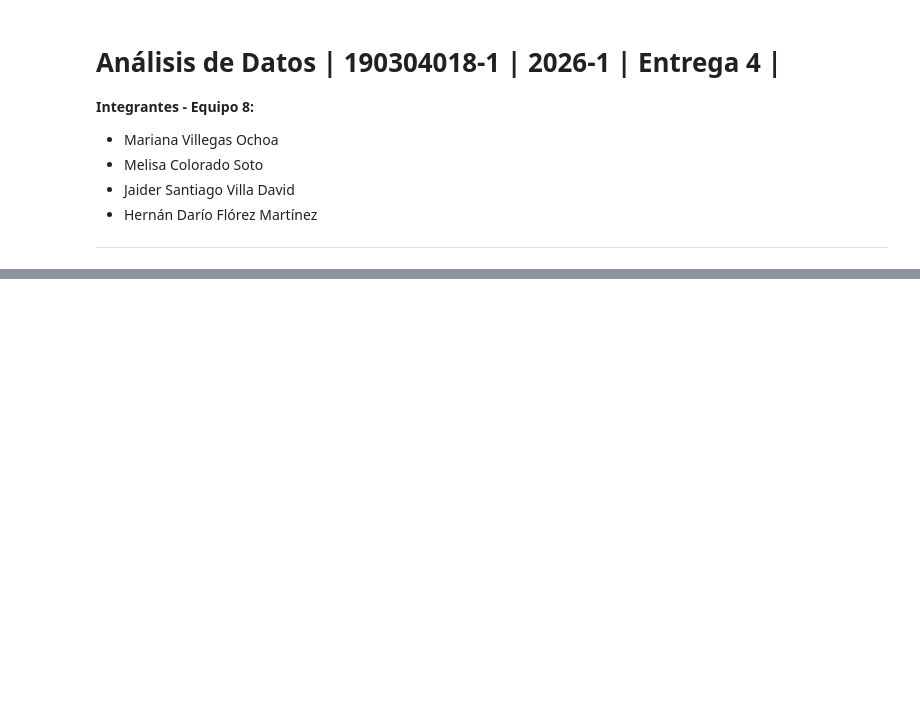
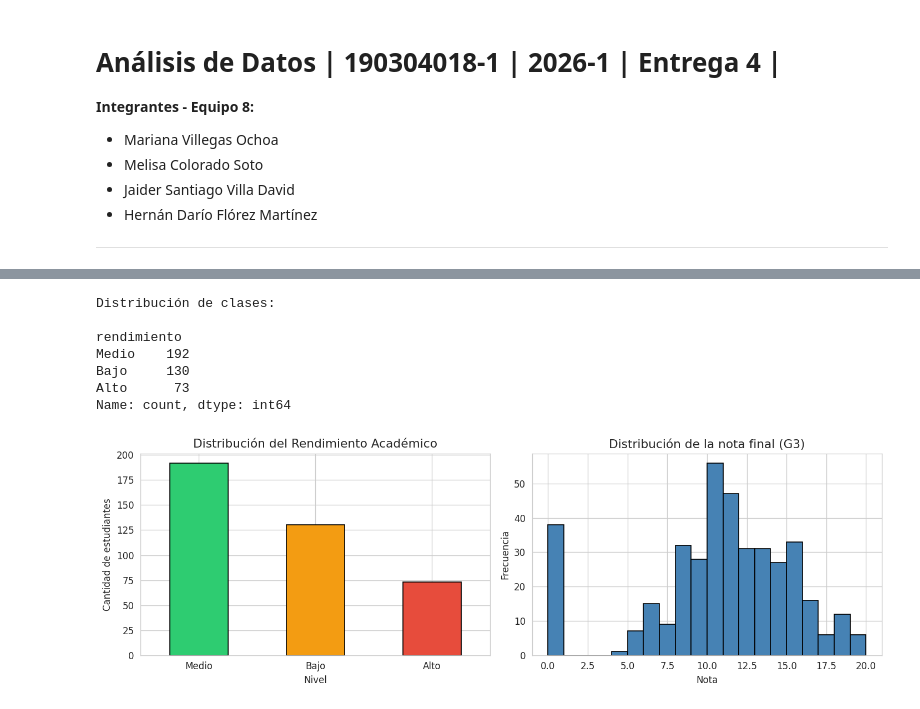
Before and after one commit to hdflorez/Entrega_4, a Jupyter notebook: Ej1_Student_Grade_Prediction.ipynb, the cells around one changed output, grey strips where cells are left out. Drawn from its saved outputs; the diff is of its cells as text; code cells hidden in the pictures; blank space fills up the shorter version.

```diff
--- a/Ej1_Student_Grade_Prediction.ipynb
+++ b/Ej1_Student_Grade_Prediction.ipynb
@@ -16,0 +25,16 @@ Recuperado de Kaggle: https://www.kaggle.com/datasets/dipam7/student-grade-predi
+# %%
+#Instalación de dependencias y descarga del dataset
+import kagglehub
+from kagglehub import KaggleDatasetAdapter
+
+#Ruta de acceso al archivo
+file_path = "student-mat.csv"
+
+#Cargar la última versión del dataset
+df = kagglehub.load_dataset(
+  KaggleDatasetAdapter.PANDAS,
+  "dipam7/student-grade-prediction",
+  file_path,
+)
+
+print("First 5 records:", df.head())
@@ -16,0 +142,40 @@ Recuperado de Kaggle: https://www.kaggle.com/datasets/dipam7/student-grade-predi
+# %%
+#Construcción de la variable objetivo
+
+#La columna de nota final suele ser 'G3' (0-20).
+#Definición: Alto ≥ 15, Medio 10-14, Bajo < 10
+
+target_col = 'G3'
+
+def clasificar_rendimiento(nota):
+    if nota >= 15:
+        return 'Alto'
+    elif nota >= 10:
+        return 'Medio'
+    else:
+        return 'Bajo'
+
+df['rendimiento'] = df[target_col].apply(clasificar_rendimiento)
+print("\nDistribución de clases:\n")
+print(df['rendimiento'].value_counts())
+
+fig, axes = plt.subplots(1, 2, figsize=(12, 4))
+df['rendimiento'].value_counts().plot(kind='bar', ax=axes[0],
+    color=['#2ecc71','#f39c12','#e74c3c'], edgecolor='black')
+axes[0].set_title('Distribución del Rendimiento Académico', fontsize=13)
+axes[0].set_xlabel('Nivel'); axes[0].set_ylabel('Cantidad de estudiantes')
+axes[0].tick_params(axis='x', rotation=0)
+
+df[target_col].hist(bins=20, ax=axes[1], color='steelblue', edgecolor='black')
+axes[1].set_title(f'Distribución de la nota final ({target_col})', fontsize=13)
+axes[1].set_xlabel('Nota'); axes[1].set_ylabel('Frecuencia')
+plt.tight_layout(); plt.show()
+# %% [output]
+Distribución de clases:
+
+rendimiento
+Medio    192
+Bajo     130
+Alto      73
+Name: count, dtype: int64
+[figure, added]
```
Also changed, not shown: parts of 20 cells of this notebook.
